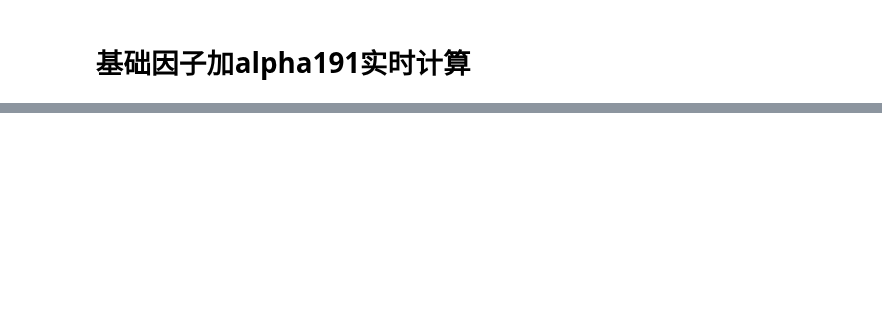
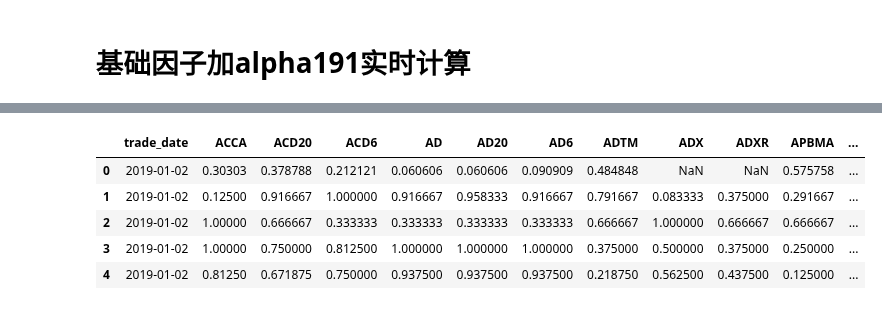
Before and after one commit to STHSF/MultiFactors, a Jupyter notebook: src/stacking/notebooks/run_realtime.ipynb, the cells around one changed output, grey strips where cells are left out. Cells and saved outputs as stored; diff of their text form; code cells hidden in the pictures; blank space fills up the shorter version.

```diff
--- a/src/stacking/notebooks/run_realtime.ipynb
+++ b/src/stacking/notebooks/run_realtime.ipynb
@@ -24,9 +24,10 @@ engine = SqlEngine(data_source)
 universe = Universe('zz500')
 freq = '5b'
 benchmark_code = 905
-start_date = '2019-09-01'  # 训练集的起始时间
-end_date = '2019-10-31'
+start_date = '2019-01-01'  # 训练集的起始时间
+end_date = '2019-10-29'
 ref_dates = makeSchedule(start_date, end_date, freq, 'china.sse')
 horizon = map_freq(freq)
 industry_name = 'sw'
 industry_level = 1
+ref_dates
@@ -541,3 +563,12 @@ factor_data_org = pd.merge(basic_factor_org, alpha191_factor_org, on=['trade_dat
+# %%
+factor_data_org.head()
+# %% [output]
+|  | trade_date | ACCA | ACD20 | ACD6 | AD | AD20 | AD6 | ADTM | ADX | ADXR | APBMA | ... |
+| 0 | 2019-01-02 | 0.30303 | 0.378788 | 0.212121 | 0.060606 | 0.060606 | 0.090909 | 0.484848 | NaN | NaN | 0.575758 | ... |
+| 1 | 2019-01-02 | 0.12500 | 0.916667 | 1.000000 | 0.916667 | 0.958333 | 0.916667 | 0.791667 | 0.083333 | 0.375000 | 0.291667 | ... |
+| 2 | 2019-01-02 | 1.00000 | 0.666667 | 0.333333 | 0.333333 | 0.333333 | 0.333333 | 0.666667 | 1.000000 | 0.666667 | 0.666667 | ... |
+| 3 | 2019-01-02 | 1.00000 | 0.750000 | 0.812500 | 1.000000 | 1.000000 | 1.000000 | 0.375000 | 0.500000 | 0.375000 | 0.250000 | ... |
+| 4 | 2019-01-02 | 0.81250 | 0.671875 | 0.750000 | 0.937500 | 0.937500 | 0.937500 | 0.218750 | 0.562500 | 0.437500 | 0.125000 | ... |
 # %%
 # 确失值填充
 factor_mean = factor_data_org.mean()
```
Also changed, not shown: parts of 8 cells of this notebook.
